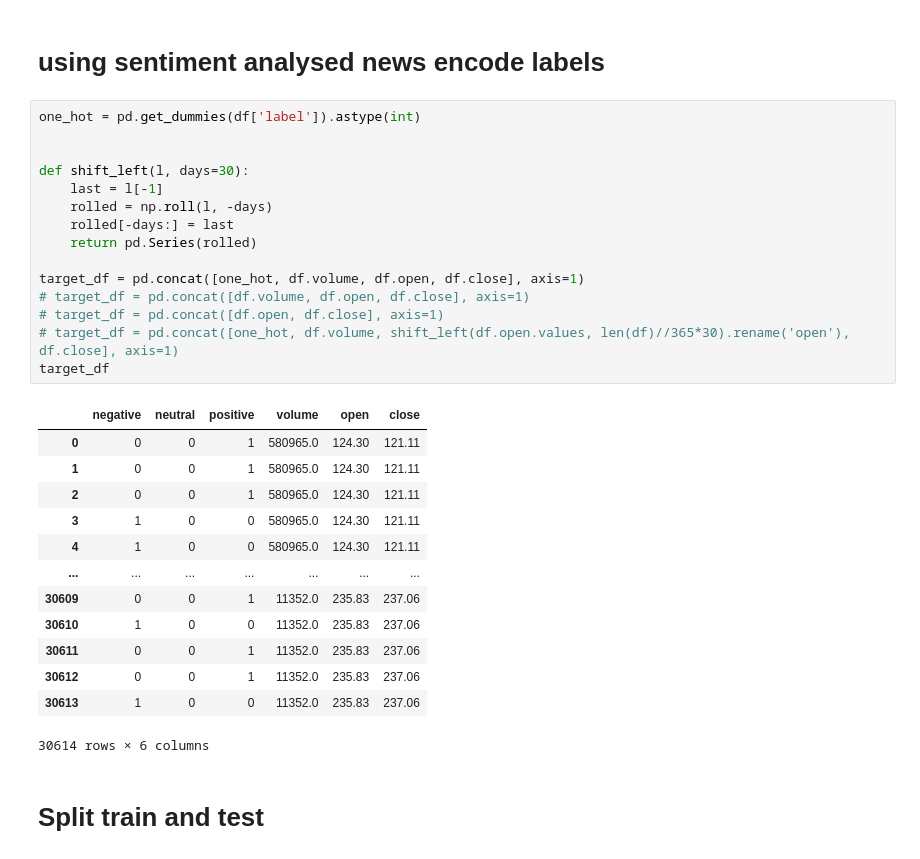
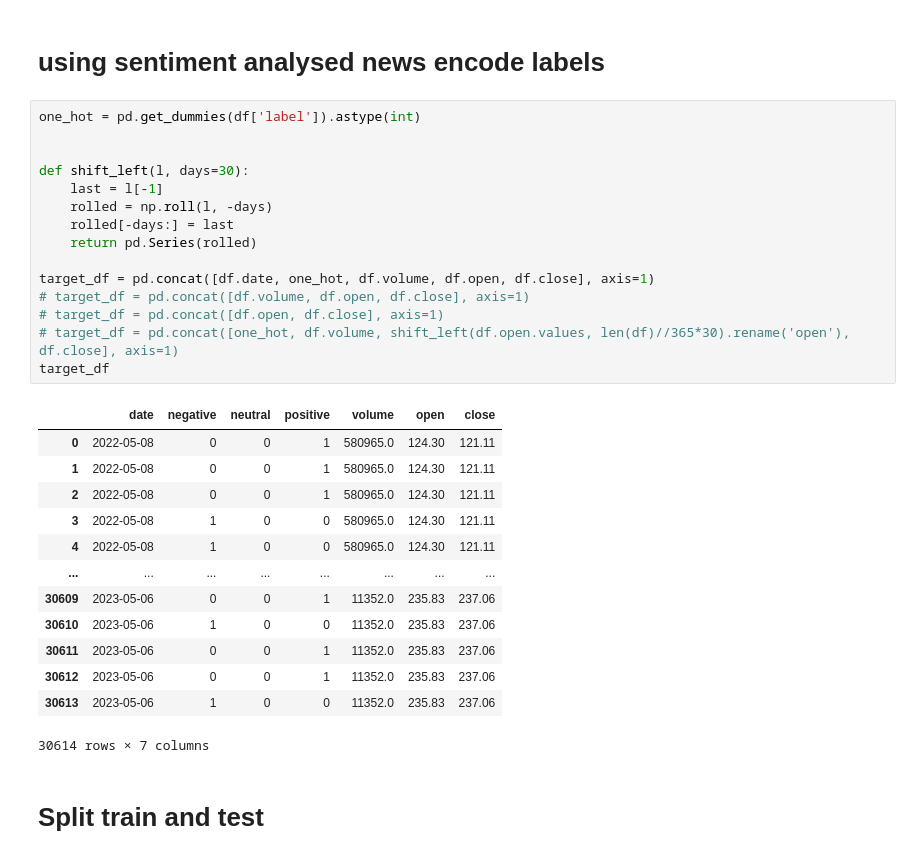
Before and after one commit to irusland/stonks, a Jupyter notebook: notebooks/moods_lstm.ipynb, the cells around one changed output. Saved outputs shown, nothing was run; the diff lists cells and outputs as text.

```diff
--- a/notebooks/moods_lstm.ipynb
+++ b/notebooks/moods_lstm.ipynb
@@ -43,32 +43,32 @@ df
 # %%
 one_hot = pd.get_dummies(df['label']).astype(int)
 
 
 def shift_left(l, days=30):
     last = l[-1]
     rolled = np.roll(l, -days)
     rolled[-days:] = last
     return pd.Series(rolled)
 
-target_df = pd.concat([one_hot, df.volume, df.open, df.close], axis=1)
+target_df = pd.concat([df.date, one_hot, df.volume, df.open, df.close], axis=1)
 # target_df = pd.concat([df.volume, df.open, df.close], axis=1)
 # target_df = pd.concat([df.open, df.close], axis=1)
 # target_df = pd.concat([one_hot, df.volume, shift_left(df.open.values, len(df)//365*30).rename('open'), df.close], axis=1)
 target_df
 # %% [output]
-|  | negative | neutral | positive | volume | open | close |
-| 0 | 0 | 0 | 1 | 580965.0 | 124.30 | 121.11 |
-| 1 | 0 | 0 | 1 | 580965.0 | 124.30 | 121.11 |
-| 2 | 0 | 0 | 1 | 580965.0 | 124.30 | 121.11 |
-| 3 | 1 | 0 | 0 | 580965.0 | 124.30 | 121.11 |
-| 4 | 1 | 0 | 0 | 580965.0 | 124.30 | 121.11 |
-| ... | ... | ... | ... | ... | ... | ... |
-| 30609 | 0 | 0 | 1 | 11352.0 | 235.83 | 237.06 |
-| 30610 | 1 | 0 | 0 | 11352.0 | 235.83 | 237.06 |
-| 30611 | 0 | 0 | 1 | 11352.0 | 235.83 | 237.06 |
-| 30612 | 0 | 0 | 1 | 11352.0 | 235.83 | 237.06 |
-| 30613 | 1 | 0 | 0 | 11352.0 | 235.83 | 237.06 |
+|  | date | negative | neutral | positive | volume | open | close |
+| 0 | 2022-05-08 | 0 | 0 | 1 | 580965.0 | 124.30 | 121.11 |
+| 1 | 2022-05-08 | 0 | 0 | 1 | 580965.0 | 124.30 | 121.11 |
+| 2 | 2022-05-08 | 0 | 0 | 1 | 580965.0 | 124.30 | 121.11 |
+| 3 | 2022-05-08 | 1 | 0 | 0 | 580965.0 | 124.30 | 121.11 |
+| 4 | 2022-05-08 | 1 | 0 | 0 | 580965.0 | 124.30 | 121.11 |
+| ... | ... | ... | ... | ... | ... | ... | ... |
+| 30609 | 2023-05-06 | 0 | 0 | 1 | 11352.0 | 235.83 | 237.06 |
+| 30610 | 2023-05-06 | 1 | 0 | 0 | 11352.0 | 235.83 | 237.06 |
+| 30611 | 2023-05-06 | 0 | 0 | 1 | 11352.0 | 235.83 | 237.06 |
+| 30612 | 2023-05-06 | 0 | 0 | 1 | 11352.0 | 235.83 | 237.06 |
+| 30613 | 2023-05-06 | 1 | 0 | 0 | 11352.0 | 235.83 | 237.06 |
-30614 rows × 6 columns
+30614 rows × 7 columns
 # %% [markdown]
 # Split train and test
 # %%
```
Also changed, not shown: parts of 5 cells of this notebook, 3 other files.
